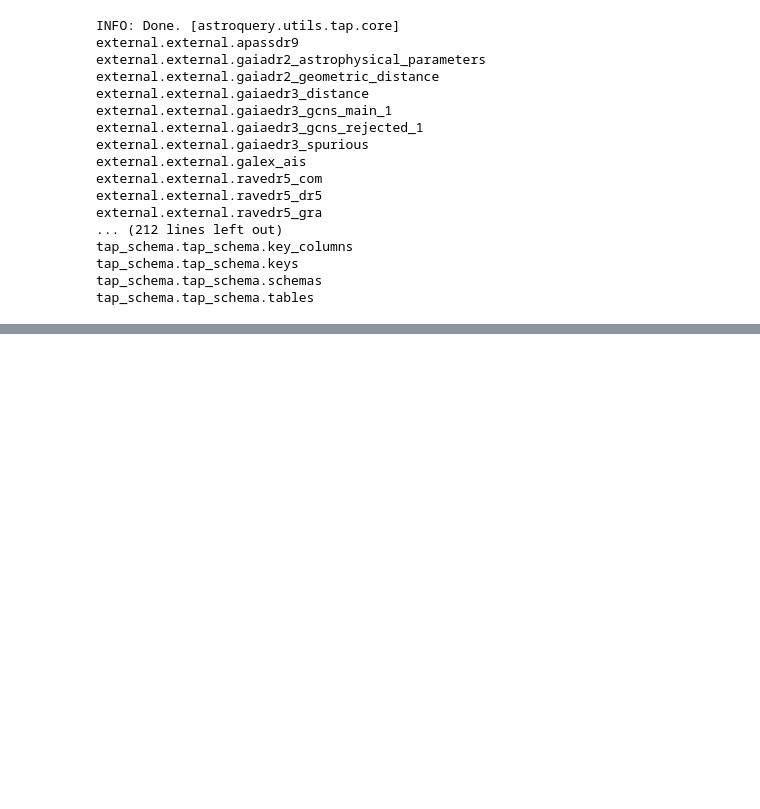
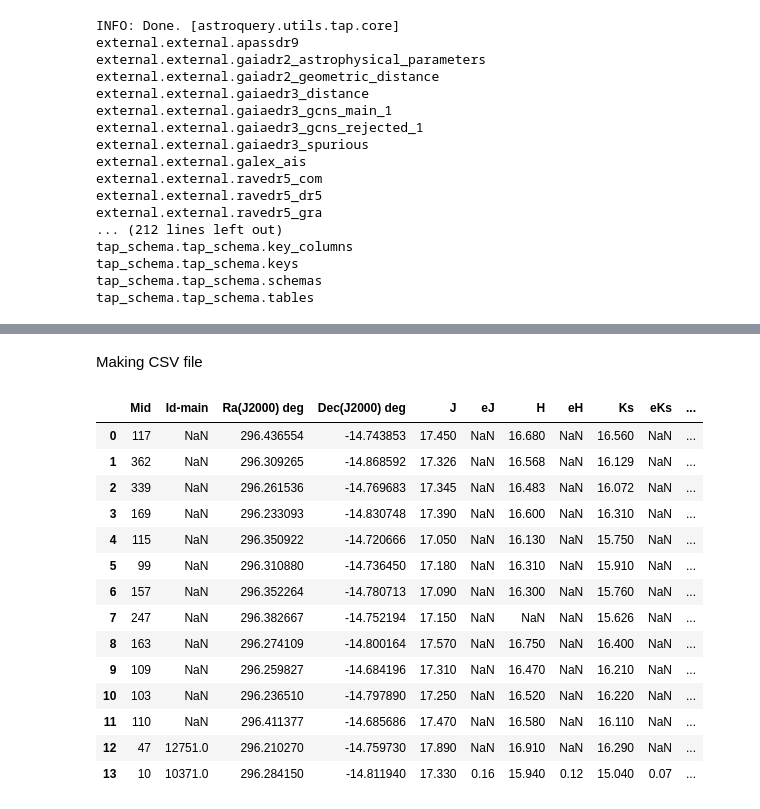
Before and after one commit to Mahdi-Abdollahii/NGC_6822, a Jupyter notebook: XMatch_With_GAIA.ipynb, the cells around one changed output, grey strips where cells are left out. Drawn from its saved outputs; the diff is of its cells as text; code cells hidden in the pictures; blank space fills up the shorter version.

```diff
--- a/XMatch_With_GAIA.ipynb
+++ b/XMatch_With_GAIA.ipynb
@@ -516,0 +261,2 @@ This figure shows that this cluster ( Blanco_1 ) is located in main sequence.
+# %% [markdown]
+Making CSV file
@@ -516,0 +273,19 @@ This figure shows that this cluster ( Blanco_1 ) is located in main sequence.
+# %%
+X_data = pd.read_csv ("X_Catalog.csv", sep = '\t')
+X_data
+# %% [output]
+|  | Mid | Id-main | Ra(J2000) deg | Dec(J2000) deg | J | eJ | H | eH | Ks | eKs | ... |
+| 0 | 117 | NaN | 296.436554 | -14.743853 | 17.450 | NaN | 16.680 | NaN | 16.560 | NaN | ... |
+| 1 | 362 | NaN | 296.309265 | -14.868592 | 17.326 | NaN | 16.568 | NaN | 16.129 | NaN | ... |
+| 2 | 339 | NaN | 296.261536 | -14.769683 | 17.345 | NaN | 16.483 | NaN | 16.072 | NaN | ... |
+| 3 | 169 | NaN | 296.233093 | -14.830748 | 17.390 | NaN | 16.600 | NaN | 16.310 | NaN | ... |
+| 4 | 115 | NaN | 296.350922 | -14.720666 | 17.050 | NaN | 16.130 | NaN | 15.750 | NaN | ... |
+| 5 | 99 | NaN | 296.310880 | -14.736450 | 17.180 | NaN | 16.310 | NaN | 15.910 | NaN | ... |
+| 6 | 157 | NaN | 296.352264 | -14.780713 | 17.090 | NaN | 16.300 | NaN | 15.760 | NaN | ... |
+| 7 | 247 | NaN | 296.382667 | -14.752194 | 17.150 | NaN | NaN | NaN | 15.626 | NaN | ... |
+| 8 | 163 | NaN | 296.274109 | -14.800164 | 17.570 | NaN | 16.750 | NaN | 16.400 | NaN | ... |
+| 9 | 109 | NaN | 296.259827 | -14.684196 | 17.310 | NaN | 16.470 | NaN | 16.210 | NaN | ... |
+| 10 | 103 | NaN | 296.236510 | -14.797890 | 17.250 | NaN | 16.520 | NaN | 16.220 | NaN | ... |
+| 11 | 110 | NaN | 296.411377 | -14.685686 | 17.470 | NaN | 16.580 | NaN | 16.110 | NaN | ... |
+| 12 | 47 | 12751.0 | 296.210270 | -14.759730 | 17.890 | NaN | 16.910 | NaN | 16.290 | NaN | ... |
+| 13 | 10 | 10371.0 | 296.284150 | -14.811940 | 17.330 | 0.16 | 15.940 | 0.12 | 15.040 | 0.07 | ... |
```
Also changed, not shown: parts of 57 cells of this notebook.
